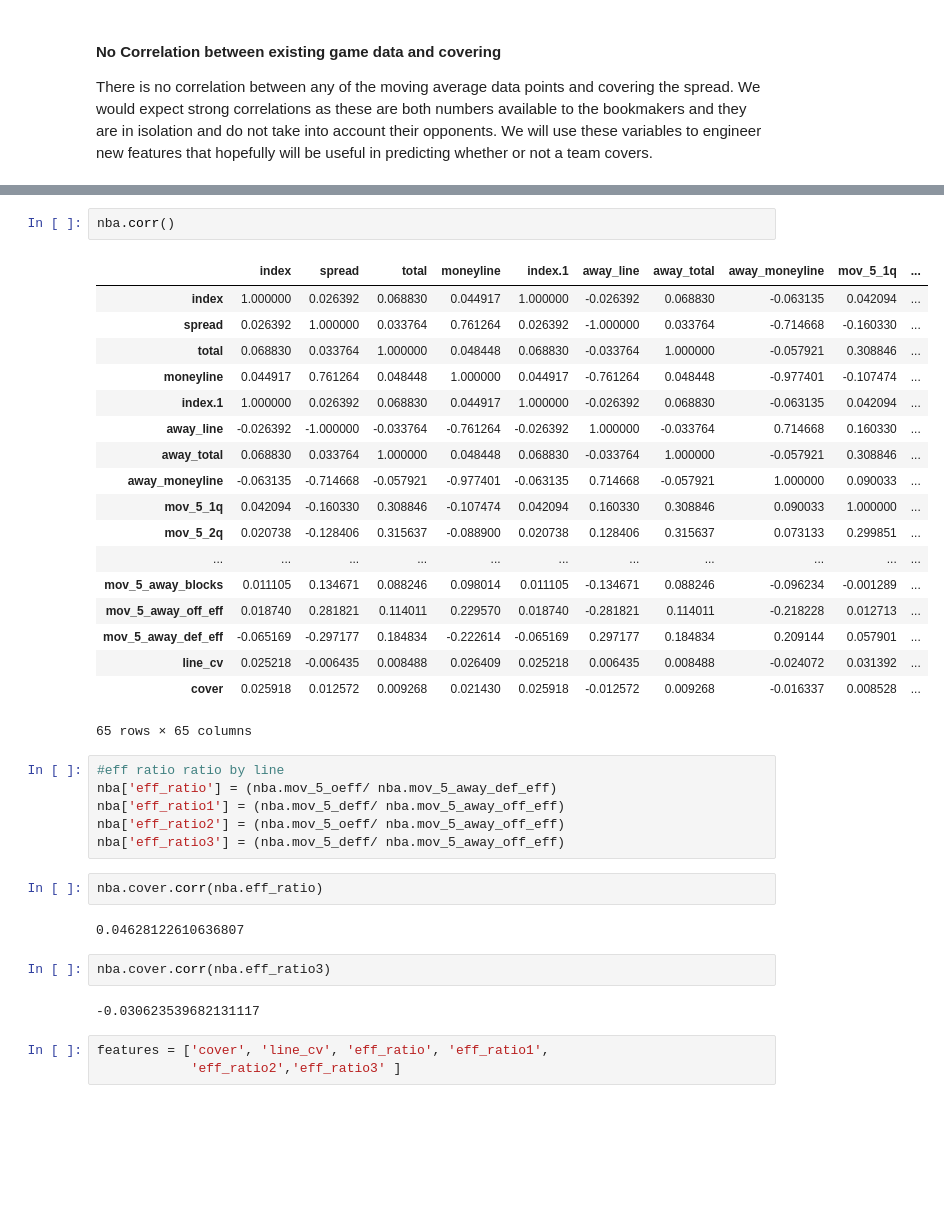
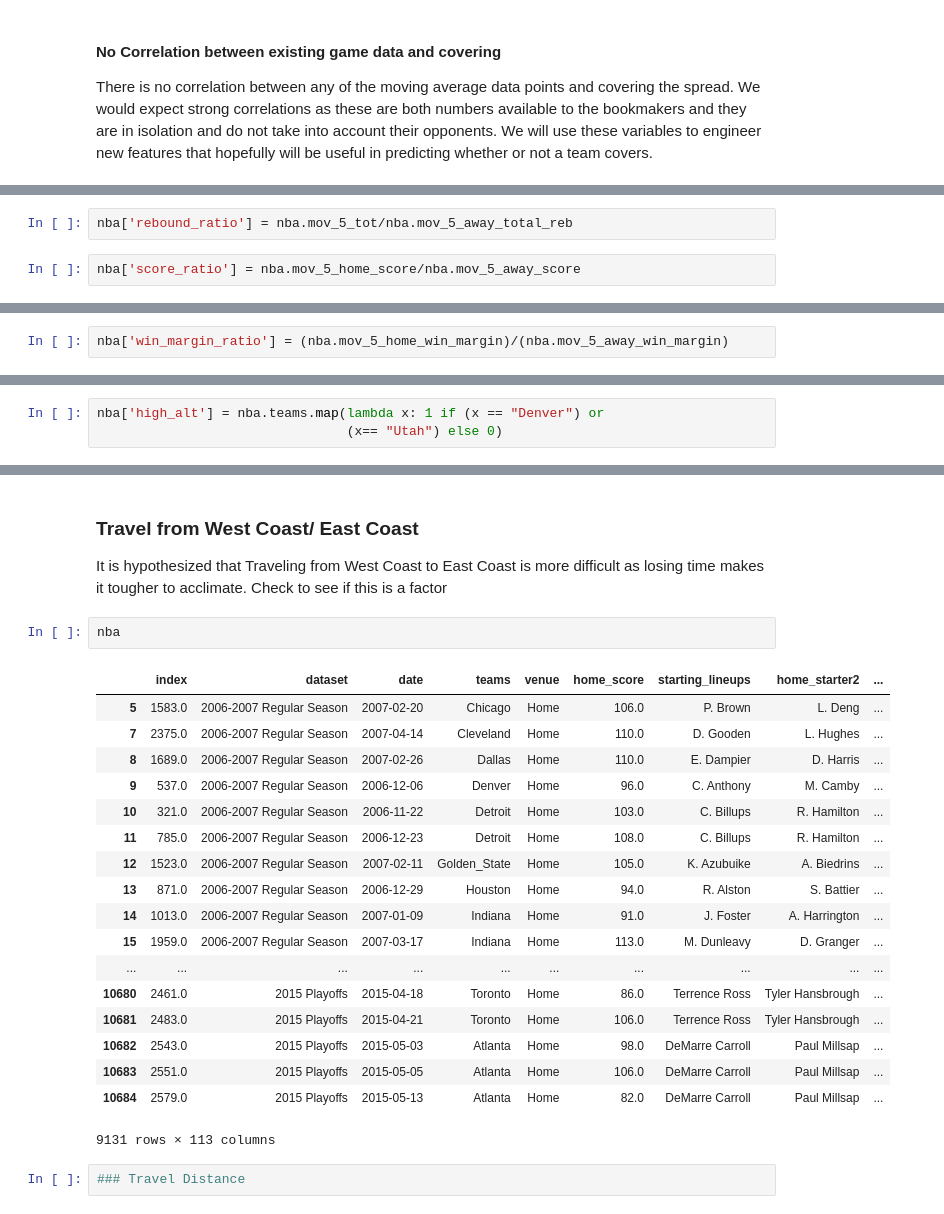
Before and after one commit to bryanco1966/Sports-Modeling, a Jupyter notebook: NBA_feature engineering.ipynb, the cells around one changed output, grey strips where cells are left out. Drawn from its saved outputs; the diff is of its cells as text; blank space fills up the shorter version.

```diff
--- a/NBA_feature engineering.ipynb
+++ b/NBA_feature engineering.ipynb
@@ -35,0 +180,4 @@ There is no correlation between any of the moving average data points and coveri
+# %%
+nba['rebound_ratio'] = nba.mov_5_tot/nba.mov_5_away_total_reb
+# %%
+nba['score_ratio'] = nba.mov_5_home_score/nba.mov_5_away_score
@@ -35,0 +227,2 @@ There is no correlation between any of the moving average data points and coveri
+# %%
+nba['win_margin_ratio'] = (nba.mov_5_home_win_margin)/(nba.mov_5_away_win_margin)
@@ -35,0 +240,3 @@ There is no correlation between any of the moving average data points and coveri
+# %%
+nba['high_alt'] = nba.teams.map(lambda x: 1 if (x == "Denver") or
+                                (x== "Utah") else 0)
@@ -36,38 +250,27 @@ There is no correlation between any of the moving average data points and coveri
+# %% [markdown]
+### Travel from West Coast/ East Coast
+
+It is hypothesized that Traveling from West Coast to East Coast is more difficult as losing time makes it tougher to acclimate.  Check to see if this is a factor
 # %%
-nba.corr()
+nba
 # %% [output]
-|  | index | spread | total | moneyline | index.1 | away_line | away_total | away_moneyline | mov_5_1q | ... |
-| index | 1.000000 | 0.026392 | 0.068830 | 0.044917 | 1.000000 | -0.026392 | 0.068830 | -0.063135 | 0.042094 | ... |
-| spread | 0.026392 | 1.000000 | 0.033764 | 0.761264 | 0.026392 | -1.000000 | 0.033764 | -0.714668 | -0.160330 | ... |
-| total | 0.068830 | 0.033764 | 1.000000 | 0.048448 | 0.068830 | -0.033764 | 1.000000 | -0.057921 | 0.308846 | ... |
-| moneyline | 0.044917 | 0.761264 | 0.048448 | 1.000000 | 0.044917 | -0.761264 | 0.048448 | -0.977401 | -0.107474 | ... |
-| index.1 | 1.000000 | 0.026392 | 0.068830 | 0.044917 | 1.000000 | -0.026392 | 0.068830 | -0.063135 | 0.042094 | ... |
-| away_line | -0.026392 | -1.000000 | -0.033764 | -0.761264 | -0.026392 | 1.000000 | -0.033764 | 0.714668 | 0.160330 | ... |
-| away_total | 0.068830 | 0.033764 | 1.000000 | 0.048448 | 0.068830 | -0.033764 | 1.000000 | -0.057921 | 0.308846 | ... |
-| away_moneyline | -0.063135 | -0.714668 | -0.057921 | -0.977401 | -0.063135 | 0.714668 | -0.057921 | 1.000000 | 0.090033 | ... |
-| mov_5_1q | 0.042094 | -0.160330 | 0.308846 | -0.107474 | 0.042094 | 0.160330 | 0.308846 | 0.090033 | 1.000000 | ... |
-| mov_5_2q | 0.020738 | -0.128406 | 0.315637 | -0.088900 | 0.020738 | 0.128406 | 0.315637 | 0.073133 | 0.299851 | ... |
-| ... | ... | ... | ... | ... | ... | ... | ... | ... | ... | ... |
-| mov_5_away_blocks | 0.011105 | 0.134671 | 0.088246 | 0.098014 | 0.011105 | -0.134671 | 0.088246 | -0.096234 | -0.001289 | ... |
-| mov_5_away_off_eff | 0.018740 | 0.281821 | 0.114011 | 0.229570 | 0.018740 | -0.281821 | 0.114011 | -0.218228 | 0.012713 | ... |
-| mov_5_away_def_eff | -0.065169 | -0.297177 | 0.184834 | -0.222614 | -0.065169 | 0.297177 | 0.184834 | 0.209144 | 0.057901 | ... |
-| line_cv | 0.025218 | -0.006435 | 0.008488 | 0.026409 | 0.025218 | 0.006435 | 0.008488 | -0.024072 | 0.031392 | ... |
-| cover | 0.025918 | 0.012572 | 0.009268 | 0.021430 | 0.025918 | -0.012572 | 0.009268 | -0.016337 | 0.008528 | ... |
+|  | index | dataset | date | teams | venue | home_score | starting_lineups | home_starter2 | ... |
+| 5 | 1583.0 | 2006-2007 Regular Season | 2007-02-20 | Chicago | Home | 106.0 | P. Brown | L. Deng | ... |
+| 7 | 2375.0 | 2006-2007 Regular Season | 2007-04-14 | Cleveland | Home | 110.0 | D. Gooden | L. Hughes | ... |
+| 8 | 1689.0 | 2006-2007 Regular Season | 2007-02-26 | Dallas | Home | 110.0 | E. Dampier | D. Harris | ... |
+| 9 | 537.0 | 2006-2007 Regular Season | 2006-12-06 | Denver | Home | 96.0 | C. Anthony | M. Camby | ... |
+| 10 | 321.0 | 2006-2007 Regular Season | 2006-11-22 | Detroit | Home | 103.0 | C. Billups | R. Hamilton | ... |
+| 11 | 785.0 | 2006-2007 Regular Season | 2006-12-23 | Detroit | Home | 108.0 | C. Billups | R. Hamilton | ... |
+| 12 | 1523.0 | 2006-2007 Regular Season | 2007-02-11 | Golden_State | Home | 105.0 | K. Azubuike | A. Biedrins | ... |
+| 13 | 871.0 | 2006-2007 Regular Season | 2006-12-29 | Houston | Home | 94.0 | R. Alston | S. Battier | ... |
+| 14 | 1013.0 | 2006-2007 Regular Season | 2007-01-09 | Indiana | Home | 91.0 | J. Foster | A. Harrington | ... |
+| 15 | 1959.0 | 2006-2007 Regular Season | 2007-03-17 | Indiana | Home | 113.0 | M. Dunleavy | D. Granger | ... |
+| ... | ... | ... | ... | ... | ... | ... | ... | ... | ... |
+| 10680 | 2461.0 | 2015 Playoffs | 2015-04-18 | Toronto | Home | 86.0 | Terrence Ross | Tyler Hansbrough | ... |
+| 10681 | 2483.0 | 2015 Playoffs | 2015-04-21 | Toronto | Home | 106.0 | Terrence Ross | Tyler Hansbrough | ... |
+| 10682 | 2543.0 | 2015 Playoffs | 2015-05-03 | Atlanta | Home | 98.0 | DeMarre Carroll | Paul Millsap | ... |
+| 10683 | 2551.0 | 2015 Playoffs | 2015-05-05 | Atlanta | Home | 106.0 | DeMarre Carroll | Paul Millsap | ... |
+| 10684 | 2579.0 | 2015 Playoffs | 2015-05-13 | Atlanta | Home | 82.0 | DeMarre Carroll | Paul Millsap | ... |
-65 rows × 65 columns
+9131 rows × 113 columns
-# %%
-#eff ratio ratio by line
-nba['eff_ratio'] = (nba.mov_5_oeff/ nba.mov_5_away_def_eff)
-nba['eff_ratio1'] = (nba.mov_5_deff/ nba.mov_5_away_off_eff)
-nba['eff_ratio2'] = (nba.mov_5_oeff/ nba.mov_5_away_off_eff)
-nba['eff_ratio3'] = (nba.mov_5_deff/ nba.mov_5_away_off_eff)
-# %%
-nba.cover.corr(nba.eff_ratio)
-# %% [output]
-0.04628122610636807
-# %%
-nba.cover.corr(nba.eff_ratio3)
-# %% [output]
--0.030623539682131117
-# %%
-features = ['cover', 'line_cv', 'eff_ratio', 'eff_ratio1',
-            'eff_ratio2','eff_ratio3' ]
+# %%
+### Travel Distance
```
Also changed, not shown: parts of 37 cells of this notebook, 11 other files.
